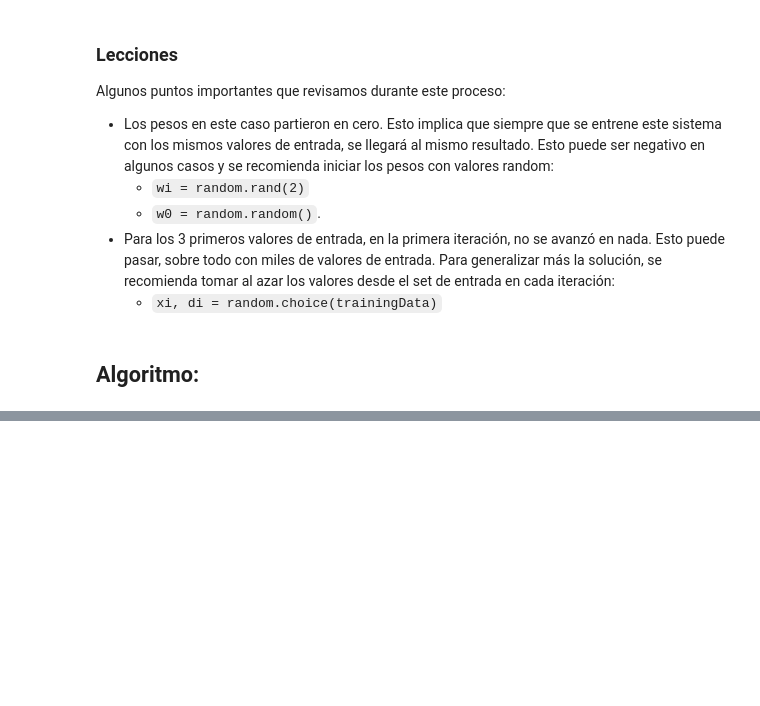
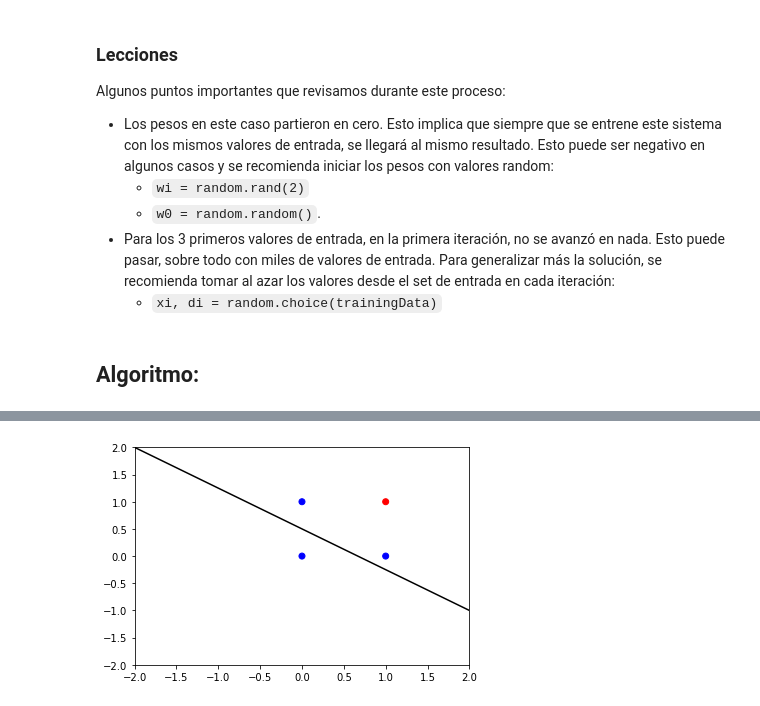
Before and after one commit to gabrieldelaparra/learnNN, a Jupyter notebook: 01 - Perceptron.ipynb, the cells around one changed output, grey strips where cells are left out. Cells and saved outputs as stored; diff of their text form; code cells hidden in the pictures; blank space fills up the shorter version.

Commit message:
plotting but wrong

```diff
--- a/01 - Perceptron.ipynb
+++ b/01 - Perceptron.ipynb
@@ -324,3 +363,21 @@ Sucess
+# %%
+def plotPerceptron():
+    # Puntos:
+    inputs = [i[0] for i in trainingData]
+    colors = [i[1] for i in trainingData]
+    x = [i[0] for i in inputs]
+    y = [i[1] for i in inputs]
+    plt.ylim(-2, 2)
+    plt.xlim(-2, 2)
+    plt.scatter(x, y, c=colors, cmap="bwr")
+
+    ymin, ymax = plt.ylim()
+    a = -wi[0] / wi[1]
+    xx = np.linspace(ymin, ymax)
+    yy = a * xx - w0 / wi[1]
+
+    plt.plot(yy,xx, 'k')
+    plt.show()
 # %% [markdown]
 ### Lecciones
 Algunos puntos importantes que revisamos durante este proceso:
@@ -382,2 +439,6 @@ new bias: 0.270625365933
 
 Sucess
+# %%
+plotPerceptron()
+# %% [output]
+[figure, added]
```
Also changed, not shown: parts of 7 cells of this notebook.
